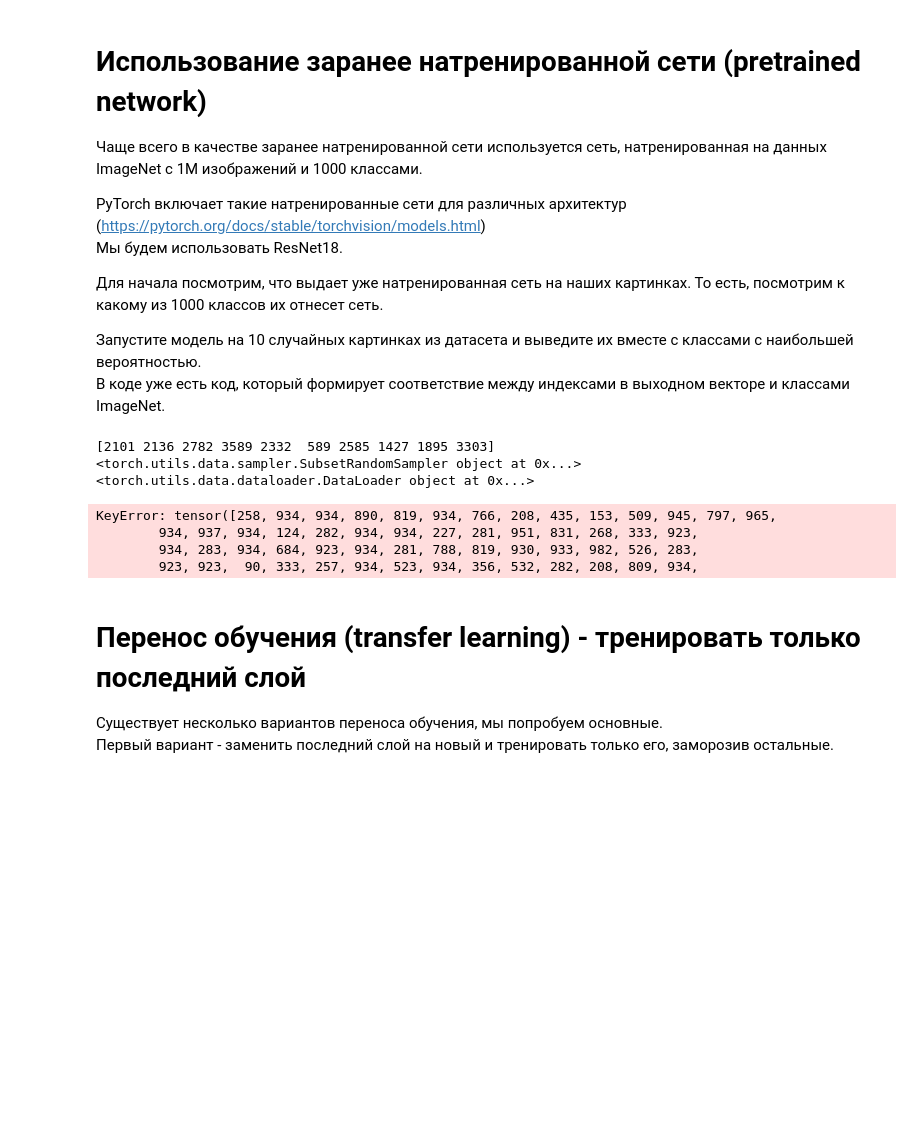
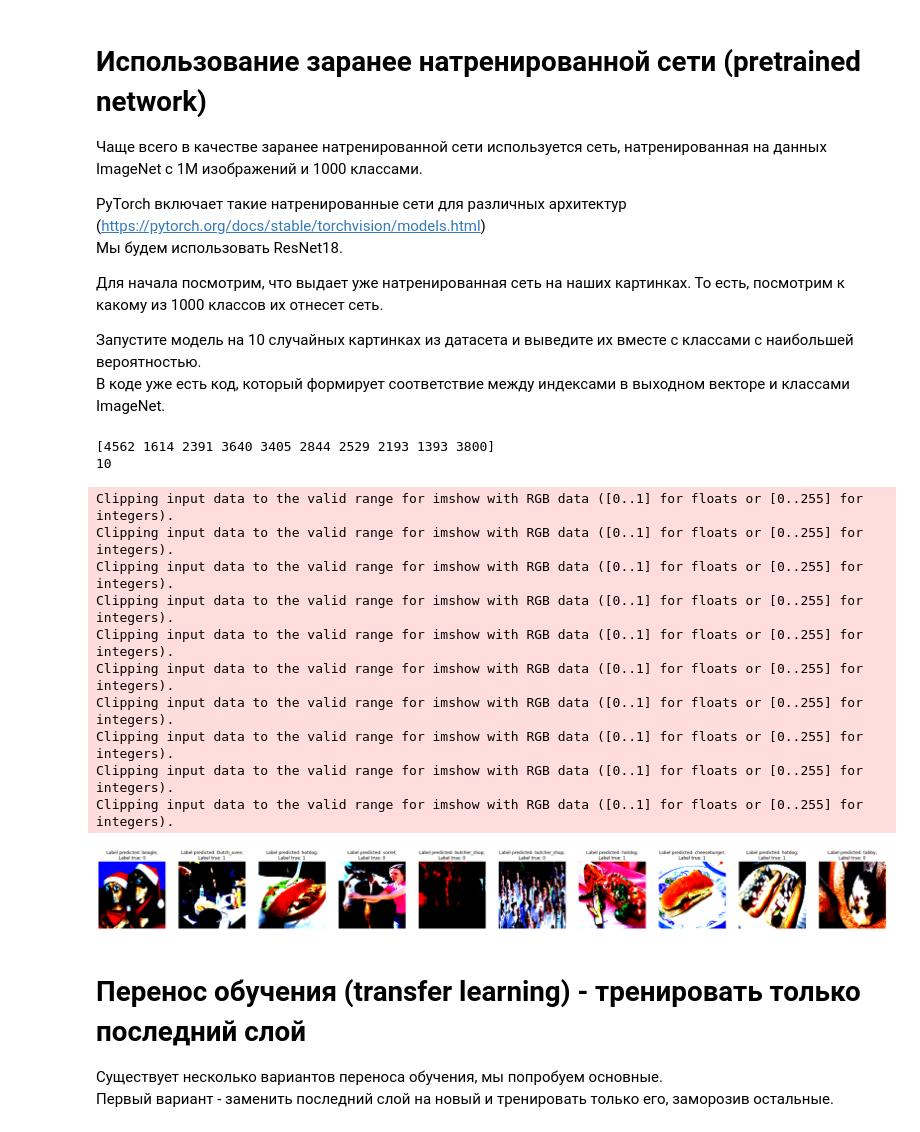
Before and after one commit to mak-en/dlcourse_ai-master, a Jupyter notebook: assignments/assignment4/HotdogOrNot.ipynb, the cells around one changed output. Drawn from its saved outputs; the diff is of its cells as text; code cells hidden in the pictures; blank space fills up the shorter version.

```diff
--- a/assignments/assignment4/HotdogOrNot.ipynb
+++ b/assignments/assignment4/HotdogOrNot.ipynb
@@ -273,49 +273,50 @@ PyTorch включает такие натренированные сети дл
 # %%
 # Thanks to https://discuss.pytorch.org/t/imagenet-classes/4923/2
 def load_imagenet_classes():
     classes_json = urllib.request.urlopen('https://s3.amazonaws.com/deep-learning-models/image-models/imagenet_class_index.json').read()
     classes = json.loads(classes_json)
 
     # TODO: Process it to return dict of class index to name
     return { int(k): v[-1] for k, v in classes.items()}
 
-model = models.resnet18(pretrained=True)
+model = models.resnet18(pretrained=True).eval()
 
 # TODO: Run this model on 10 random images of your dataset and visualize what it predicts
 resnet_indices = np.random.choice(np.arange(len(orig_dataset)), 10, replace=False)
 print(resnet_indices)
 
-resnet_sampler = SubsetRandomSampler(indices)
-print(resnet_sampler)
+resnet_dataset = torch.utils.data.Subset(train_dataset, resnet_indices)
 
-resnet_loader = torch.utils.data.DataLoader(train_dataset, batch_size=batch_size,
-                                           sampler=resnet_sampler)
-print(resnet_loader)
+resnet_loader = torch.utils.data.DataLoader(resnet_dataset, batch_size=len(resnet_indices))
+print(len(resnet_loader.dataset))
+
 resnet_classes = load_imagenet_classes()
 
-for (x, y, _) in resnet_loader:
-    model.eval()
-# for idx in resnet_indices:
-
-#     (x, y, _) = orig_dataset[idx]
-
-#     x = torch.from_numpy(x)
-
-    x_gpu = x.to(device)
-    # y_gpu = y.to(device)
+for (x, y, name) in resnet_loader:
     prediction = model(x)
-
-    _, resnet_class = torch.max(prediction, 1)
-
-    print(resnet_classes[resnet_class])
+    resnet_class = prediction.argmax(dim=1)
+    plt.figure(figsize=(40, 10))
+    display_indices = range(len(resnet_indices))
+    for i, img in enumerate(x):
+        plt.subplot(1, len(resnet_indices), i+1)
+        plt.title(f"Label predicted: {resnet_classes[resnet_class[i].item()]};\nLabel true: {y[i].item()}")
+        plt.imshow(img.permute(1,2,0))
+        plt.grid(False)
+        plt.axis('off')
 # %% [output]
-[2101 2136 2782 3589 2332  589 2585 1427 1895 3303]
-<torch.utils.data.sampler.SubsetRandomSampler object at 0x...>
-<torch.utils.data.dataloader.DataLoader object at 0x...>
+[4562 1614 2391 3640 3405 2844 2529 2193 1393 3800]
+10
-KeyError: tensor([258, 934, 934, 890, 819, 934, 766, 208, 435, 153, 509, 945, 797, 965,
-        934, 937, 934, 124, 282, 934, 934, 227, 281, 951, 831, 268, 333, 923,
-        934, 283, 934, 684, 923, 934, 281, 788, 819, 930, 933, 982, 526, 283,
-        923, 923,  90, 333, 257, 934, 523, 934, 356, 532, 282, 208, 809, 934,
+Clipping input data to the valid range for imshow with RGB data ([0..1] for floats or [0..255] for integers).
+Clipping input data to the valid range for imshow with RGB data ([0..1] for floats or [0..255] for integers).
+Clipping input data to the valid range for imshow with RGB data ([0..1] for floats or [0..255] for integers).
+Clipping input data to the valid range for imshow with RGB data ([0..1] for floats or [0..255] for integers).
+Clipping input data to the valid range for imshow with RGB data ([0..1] for floats or [0..255] for integers).
+Clipping input data to the valid range for imshow with RGB data ([0..1] for floats or [0..255] for integers).
+Clipping input data to the valid range for imshow with RGB data ([0..1] for floats or [0..255] for integers).
+Clipping input data to the valid range for imshow with RGB data ([0..1] for floats or [0..255] for integers).
+Clipping input data to the valid range for imshow with RGB data ([0..1] for floats or [0..255] for integers).
+Clipping input data to the valid range for imshow with RGB data ([0..1] for floats or [0..255] for integers).
+[figure, added]
 # %% [markdown]
 # Перенос обучения (transfer learning) - тренировать только последний слой
 
```
Also changed, not shown: parts of 2 cells of this notebook.
